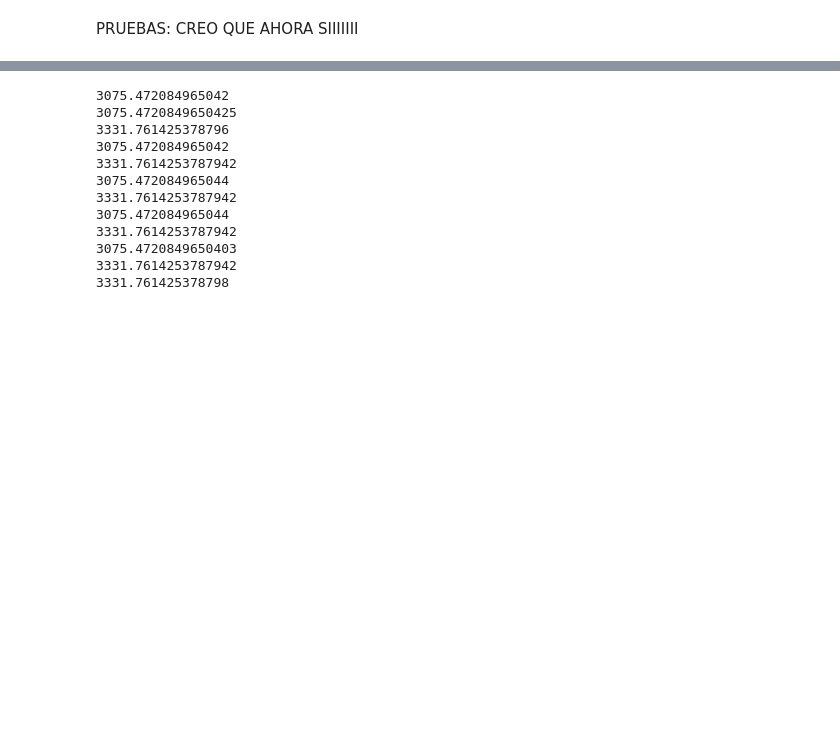
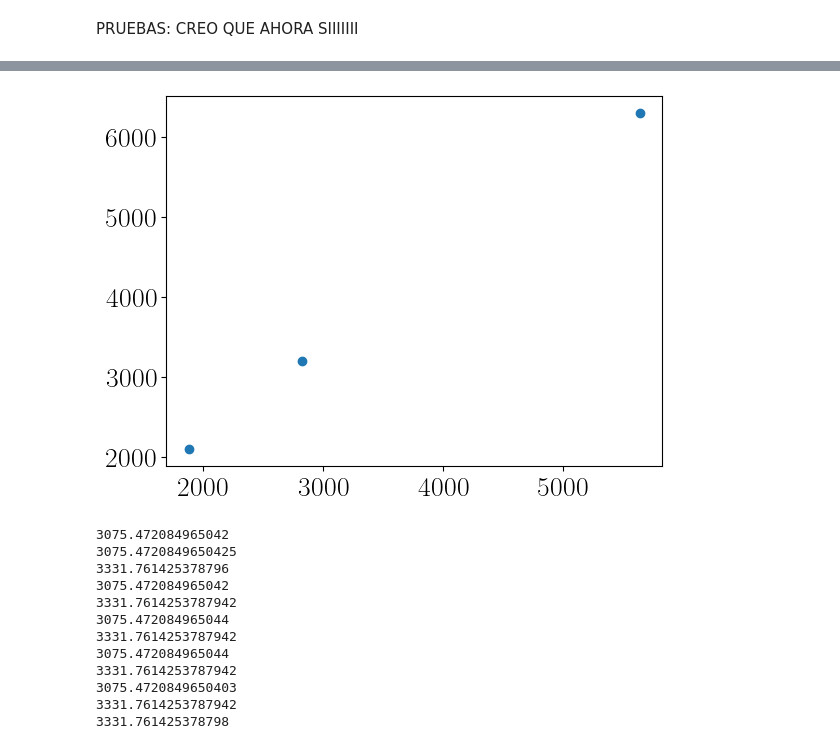
Before and after one commit to Jmalcrow/TFM, a Jupyter notebook: TIME_EVOLUTION_EQUALGAP.ipynb, the cells around one changed output, grey strips where cells are left out. Cells and saved outputs as stored; diff of their text form; code cells hidden in the pictures; blank space fills up the shorter version.

```diff
--- a/TIME_EVOLUTION_EQUALGAP.ipynb
+++ b/TIME_EVOLUTION_EQUALGAP.ipynb
@@ -429,3 +450,12 @@ plt.show()
+# %%
+x1=([1879.506,2819.18,5638.36])
+x2=([0.00097546,0.00195092,0.0029263])
+y1=([2100,3200,6300])
+y2=([6300,3200,2100])
+plt.plot(x1,y1,"o")
+plt.show()
+# %% [output]
+[figure, added]
 # %%
 plt.plot(time_array,Overlap2_GS_NG,label=r"$\mathcal{O}_{n_{\rm g, 1}}$", color="darkblue")
 plt.plot(12814.467020687676,0.14777916105284386, 'ro')
```
Also changed, not shown: parts of 5 cells of this notebook.
